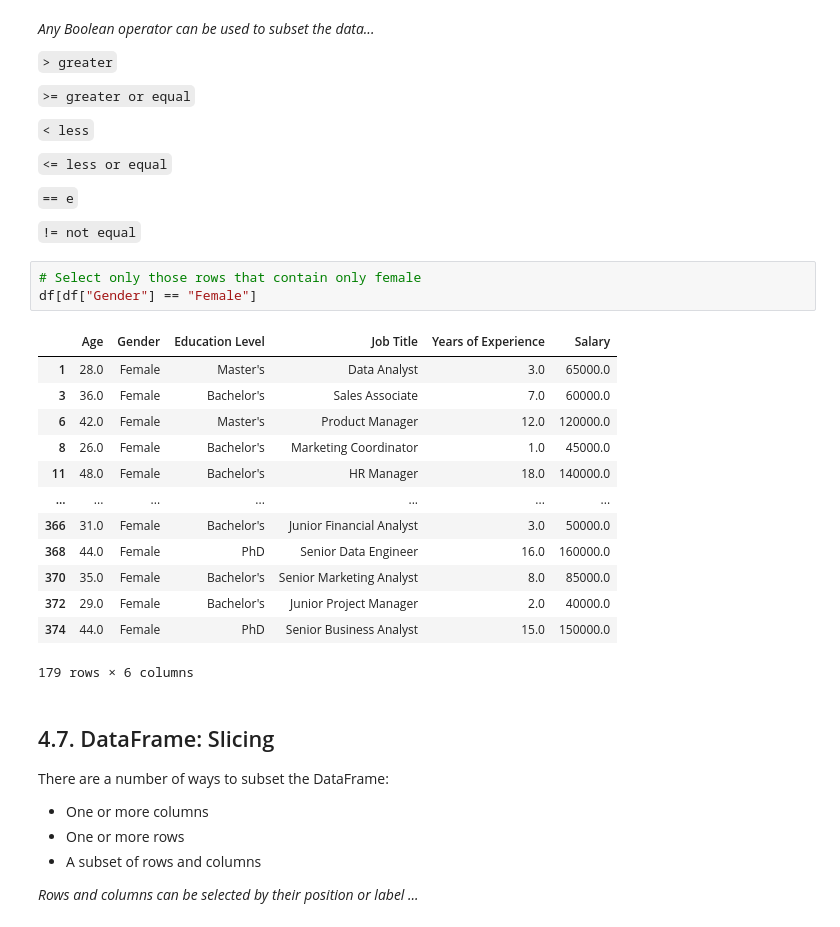
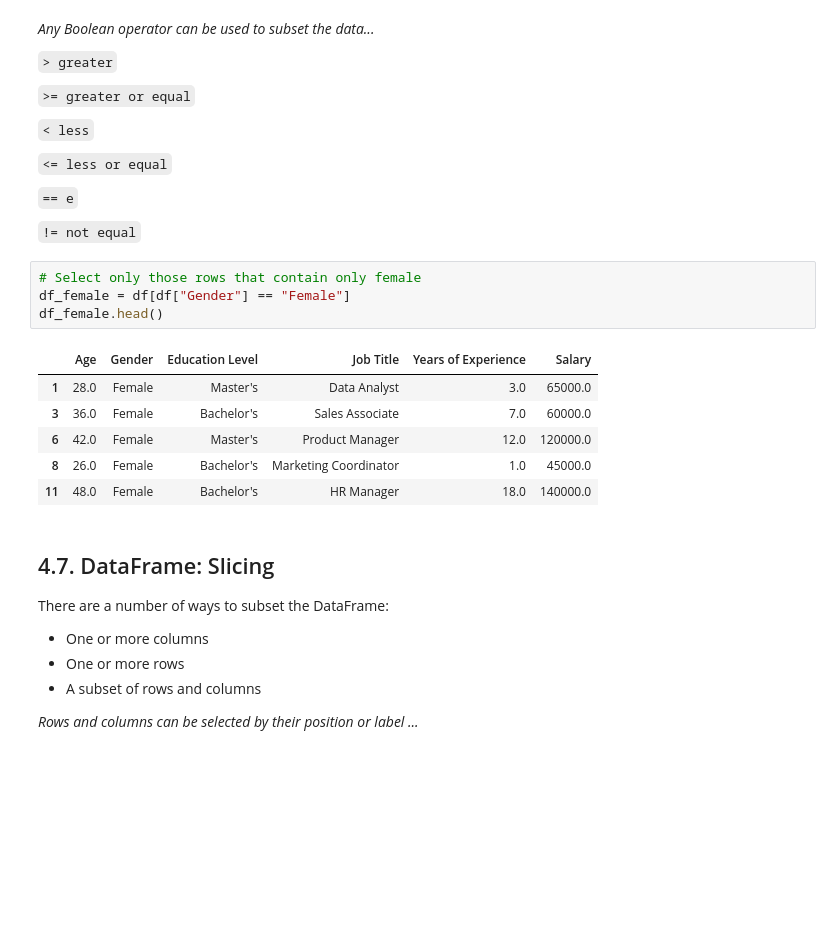
Before and after one commit to MYTE21/AI.Ultron, a Jupyter notebook: (1) Introduction to NN/(1.1) Python for Data Analysis/(1.1.1) Python for Data Analysis.ipynb, the cells around one changed output. Saved outputs shown, nothing was run; the diff lists cells and outputs as text; blank space fills up the shorter version.

```diff
--- a/(1) Introduction to NN/(1.1) Python for Data Analysis/(1.1.1) Python for Data Analysis.ipynb
+++ b/(1) Introduction to NN/(1.1) Python for Data Analysis/(1.1.1) Python for Data Analysis.ipynb
@@ -396,21 +390,15 @@ df[df["Salary"] > 120000]
 `!= not equal`
 # %%
 # Select only those rows that contain only female
-df[df["Gender"] == "Female"]
+df_female = df[df["Gender"] == "Female"]
+df_female.head()
 # %% [output]
 |  | Age | Gender | Education Level | Job Title | Years of Experience | Salary |
 | 1 | 28.0 | Female | Master's | Data Analyst | 3.0 | 65000.0 |
 | 3 | 36.0 | Female | Bachelor's | Sales Associate | 7.0 | 60000.0 |
 | 6 | 42.0 | Female | Master's | Product Manager | 12.0 | 120000.0 |
 | 8 | 26.0 | Female | Bachelor's | Marketing Coordinator | 1.0 | 45000.0 |
 | 11 | 48.0 | Female | Bachelor's | HR Manager | 18.0 | 140000.0 |
-| ... | ... | ... | ... | ... | ... | ... |
-| 366 | 31.0 | Female | Bachelor's | Junior Financial Analyst | 3.0 | 50000.0 |
-| 368 | 44.0 | Female | PhD | Senior Data Engineer | 16.0 | 160000.0 |
-| 370 | 35.0 | Female | Bachelor's | Senior Marketing Analyst | 8.0 | 85000.0 |
-| 372 | 29.0 | Female | Bachelor's | Junior Project Manager | 2.0 | 40000.0 |
-| 374 | 44.0 | Female | PhD | Senior Business Analyst | 15.0 | 150000.0 |
-179 rows × 6 columns
 # %% [markdown]
 ## 4.7. DataFrame: Slicing
 There are a number of ways to subset the DataFrame:
```
Also changed, not shown: parts of 14 cells of this notebook.
